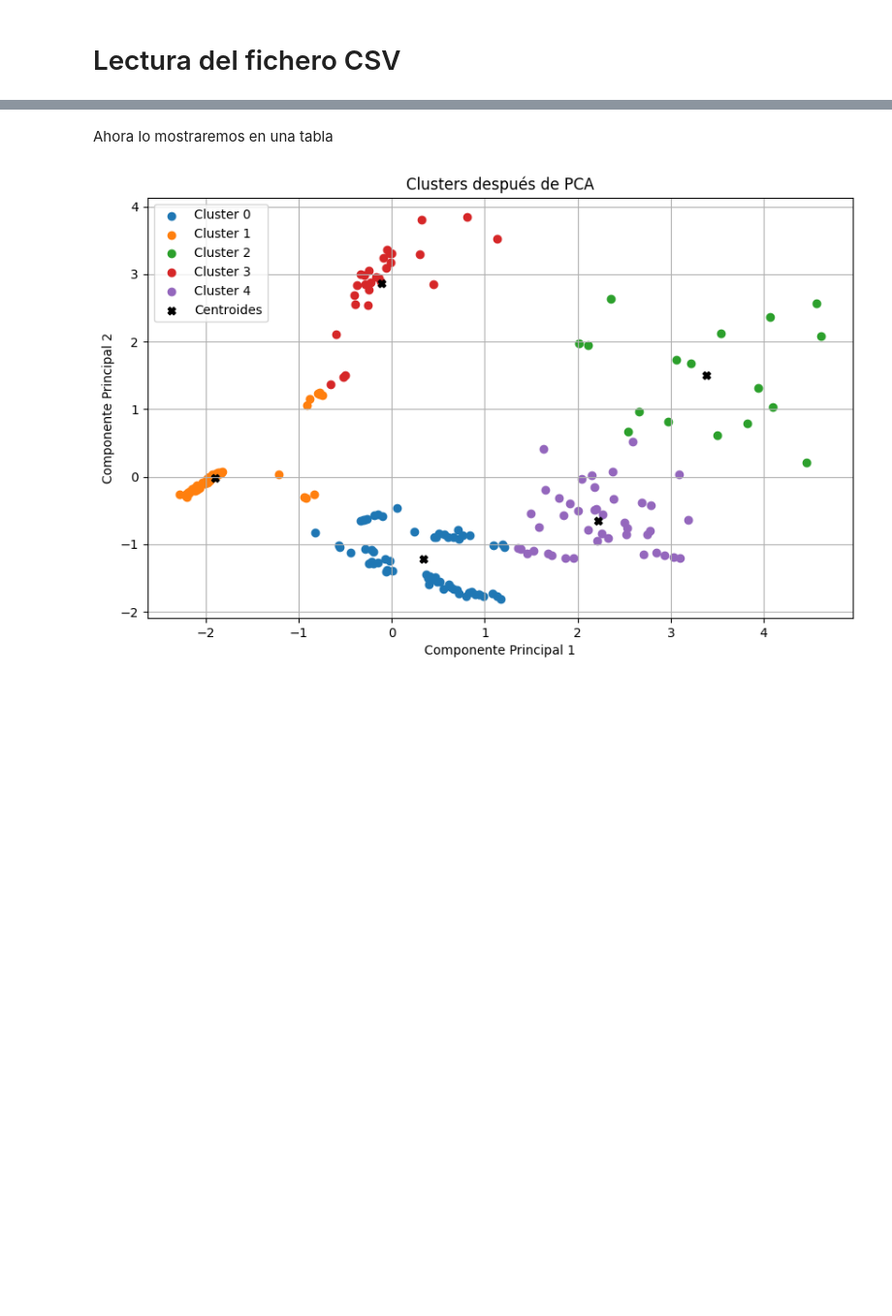
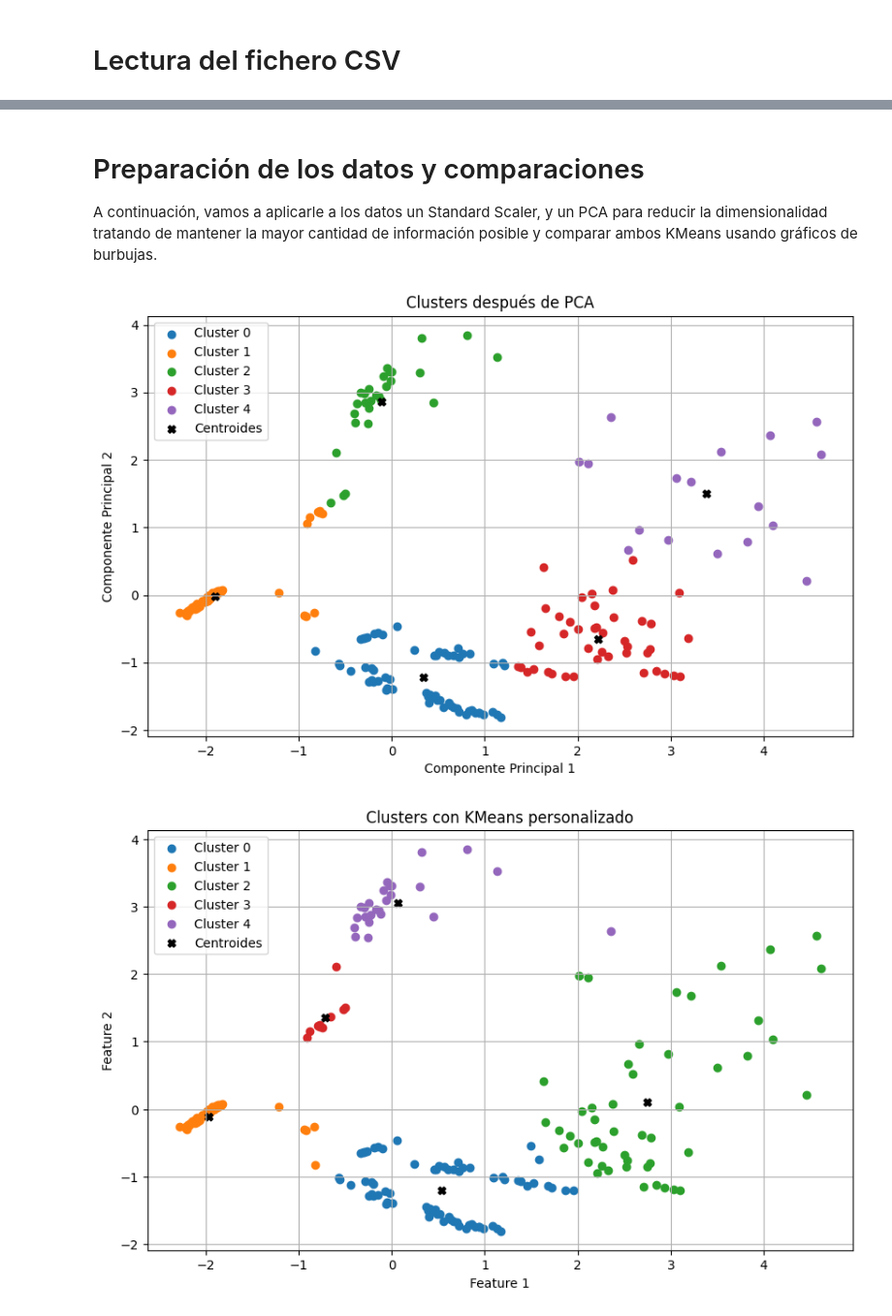
Before and after one commit to 100472175/ML-82-17-2, a Jupyter notebook: Stars.ipynb, the cells around one changed output, grey strips where cells are left out. Shown: that part at 97% size. Saved outputs shown, nothing was run; the diff lists cells and outputs as text; code cells hidden in the pictures; blank space fills up the shorter version.

```diff
--- a/Stars.ipynb
+++ b/Stars.ipynb
@@ -117,17 +102,51 @@ cluster_labels = kmeans.predict(data_pca)
 # %% [markdown]
-Ahora lo mostraremos en una tabla
+# Preparación de los datos y comparaciones
+A continuación, vamos a aplicarle a los datos un Standard Scaler, y un PCA para reducir la dimensionalidad tratando de mantener la mayor cantidad de información posible y comparar ambos KMeans usando gráficos de burbujas.
 # %%
-# Mostrando los resultados
+# Escalado de características
+scaler = StandardScaler()
+data_scaled = scaler.fit_transform(data)
+
+# Reducción de dimensionalidad con PCA
+pca = PCA(n_components=2)
+data_pca = pca.fit_transform(data_scaled)
+"""Aquí empieza la implemetación oficial de KMeans de scikit-learn"""
+# Clustering con KMeans
+kmeans = KMeans(n_clusters=5)
+kmeans.fit(data_pca)
+
+# Predicciones de cluster
+cluster_labels = kmeans.predict(data_pca)
+
+# Y lo mostramos en una gráfica.
 plt.figure(figsize=(10, 6))
 for label in np.unique(cluster_labels):
     plt.scatter(data_pca[cluster_labels == label, 0], data_pca[cluster_labels == label, 1], label=f'Cluster {label}')
 
 plt.scatter(kmeans.cluster_centers_[:, 0], kmeans.cluster_centers_[:, 1], marker='X', color='black', label='Centroides')
 plt.xlabel('Componente Principal 1')
 plt.ylabel('Componente Principal 2')
 plt.title('Clusters después de PCA')
 plt.legend()
 plt.grid(True)
 plt.show()
+
+"""Por último implementamos nuestro propio KMeans, el cual se inicializa de manera similar, pero se llama con la n en minúscula"""
+kmeans = Kmeans(n_clusters=5)
+kmeans.fit(data_pca)
+
+# Mostrando los resultados
+plt.figure(figsize=(10, 6))
+for label in np.unique(kmeans.labels_):
+    plt.scatter(data_pca[kmeans.labels_ == label, 0], data_pca[kmeans.labels_ == label, 1], label=f'Cluster {label}')
+
+plt.scatter(kmeans.cluster_centers_[:, 0], kmeans.cluster_centers_[:, 1], marker='X', color='black', label='Centroides')
+plt.xlabel('Feature 1')
+plt.ylabel('Feature 2')
+plt.title('Clusters con KMeans personalizado')
+plt.legend()
+plt.grid(True)
+plt.show()
 # %% [output]
-[figure, old version]
+[figure, new version]
+[figure, added]
```
Also changed, not shown: parts of 13 cells of this notebook, 1 other file.
